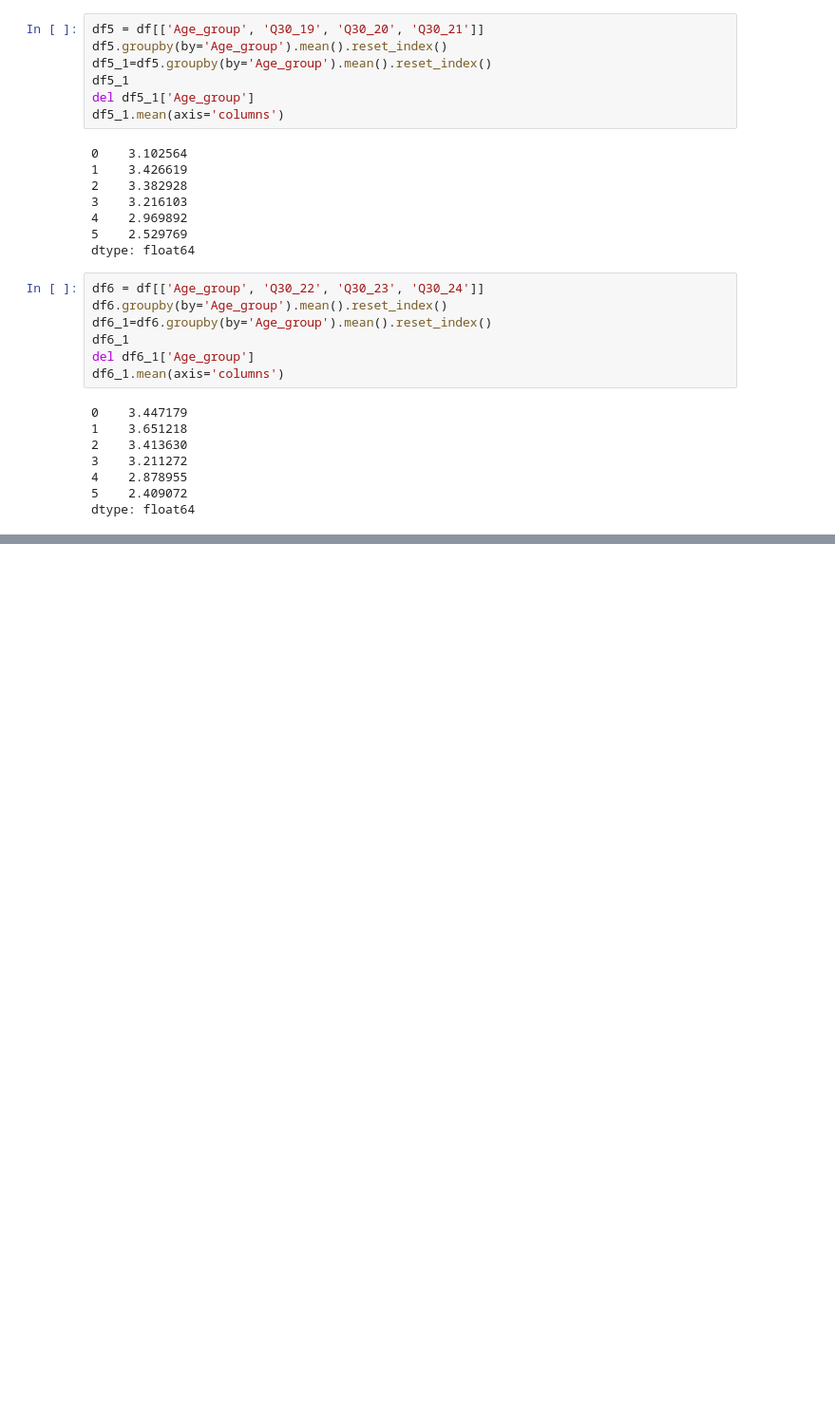
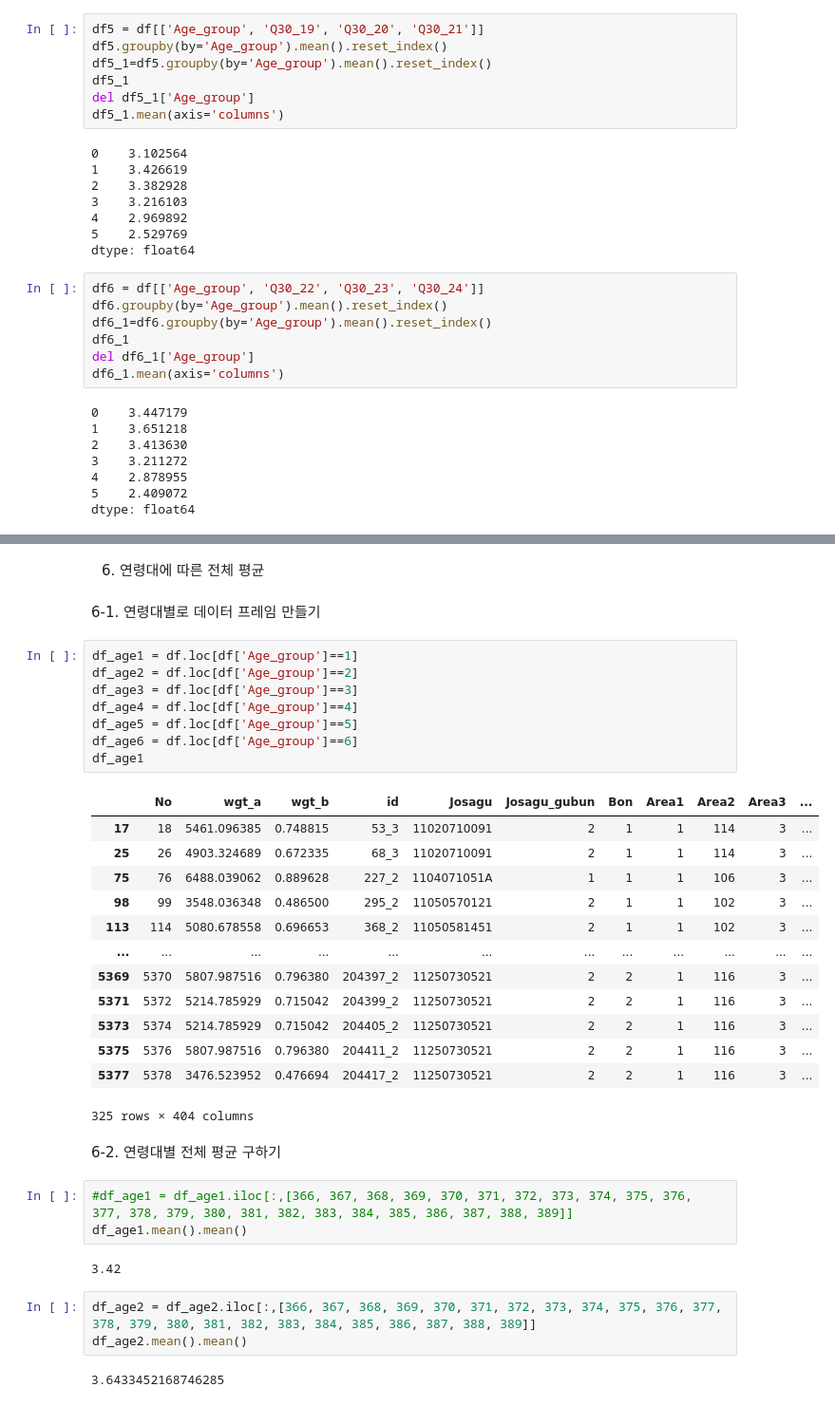
Before and after one commit to abalckpie/professorahn, a Jupyter notebook: 데이터_역량_연령대별_평균치.ipynb, the cells around one changed output, grey strips where cells are left out. Shown at 95% size. Drawn from its saved outputs; the diff is of its cells as text; blank space fills up the shorter version.

```diff
--- a/데이터_역량_연령대별_평균치.ipynb
+++ b/데이터_역량_연령대별_평균치.ipynb
@@ -149,0 +169,38 @@ dtype: float64
+# %% [markdown]
+6. 연령대에 따른 전체 평균
+# %% [markdown]
+6-1. 연령대별로 데이터 프레임 만들기
+# %%
+df_age1 = df.loc[df['Age_group']==1]
+df_age2 = df.loc[df['Age_group']==2]
+df_age3 = df.loc[df['Age_group']==3]
+df_age4 = df.loc[df['Age_group']==4]
+df_age5 = df.loc[df['Age_group']==5]
+df_age6 = df.loc[df['Age_group']==6]
+df_age1
+# %% [output]
+|  | No | wgt_a | wgt_b | id | Josagu | Josagu_gubun | Bon | Area1 | Area2 | Area3 | ... |
+| 17 | 18 | 5461.096385 | 0.748815 | 53_3 | 11020710091 | 2 | 1 | 1 | 114 | 3 | ... |
+| 25 | 26 | 4903.324689 | 0.672335 | 68_3 | 11020710091 | 2 | 1 | 1 | 114 | 3 | ... |
+| 75 | 76 | 6488.039062 | 0.889628 | 227_2 | 1104071051A | 1 | 1 | 1 | 106 | 3 | ... |
+| 98 | 99 | 3548.036348 | 0.486500 | 295_2 | 11050570121 | 2 | 1 | 1 | 102 | 3 | ... |
+| 113 | 114 | 5080.678558 | 0.696653 | 368_2 | 11050581451 | 2 | 1 | 1 | 102 | 3 | ... |
+| ... | ... | ... | ... | ... | ... | ... | ... | ... | ... | ... | ... |
+| 5369 | 5370 | 5807.987516 | 0.796380 | 204397_2 | 11250730521 | 2 | 2 | 1 | 116 | 3 | ... |
+| 5371 | 5372 | 5214.785929 | 0.715042 | 204399_2 | 11250730521 | 2 | 2 | 1 | 116 | 3 | ... |
+| 5373 | 5374 | 5214.785929 | 0.715042 | 204405_2 | 11250730521 | 2 | 2 | 1 | 116 | 3 | ... |
+| 5375 | 5376 | 5807.987516 | 0.796380 | 204411_2 | 11250730521 | 2 | 2 | 1 | 116 | 3 | ... |
+| 5377 | 5378 | 3476.523952 | 0.476694 | 204417_2 | 11250730521 | 2 | 2 | 1 | 116 | 3 | ... |
+325 rows × 404 columns
+# %% [markdown]
+6-2. 연령대별 전체 평균 구하기
+# %%
+#df_age1 = df_age1.iloc[:,[366, 367, 368, 369, 370, 371, 372, 373, 374, 375, 376, 377, 378, 379, 380, 381, 382, 383, 384, 385, 386, 387, 388, 389]]
+df_age1.mean().mean()
+# %% [output]
+3.42
+# %%
+df_age2 = df_age2.iloc[:,[366, 367, 368, 369, 370, 371, 372, 373, 374, 375, 376, 377, 378, 379, 380, 381, 382, 383, 384, 385, 386, 387, 388, 389]]
+df_age2.mean().mean()
+# %% [output]
+3.6433452168746285
```
Also changed, not shown: parts of 6 cells of this notebook.
